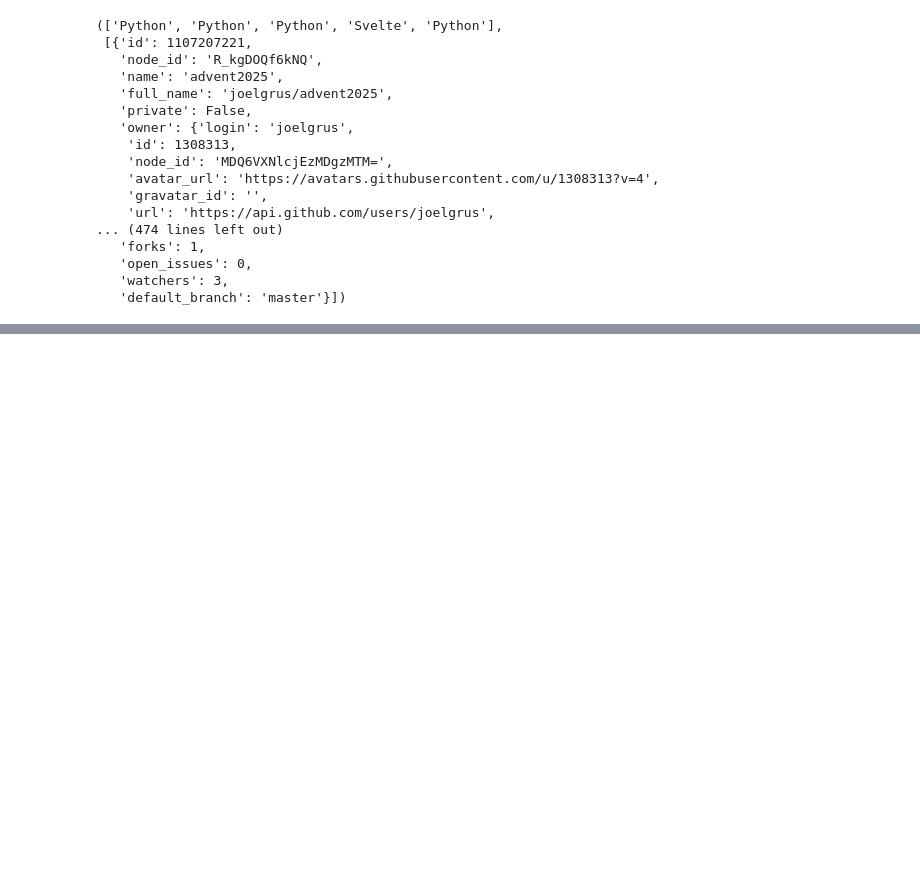
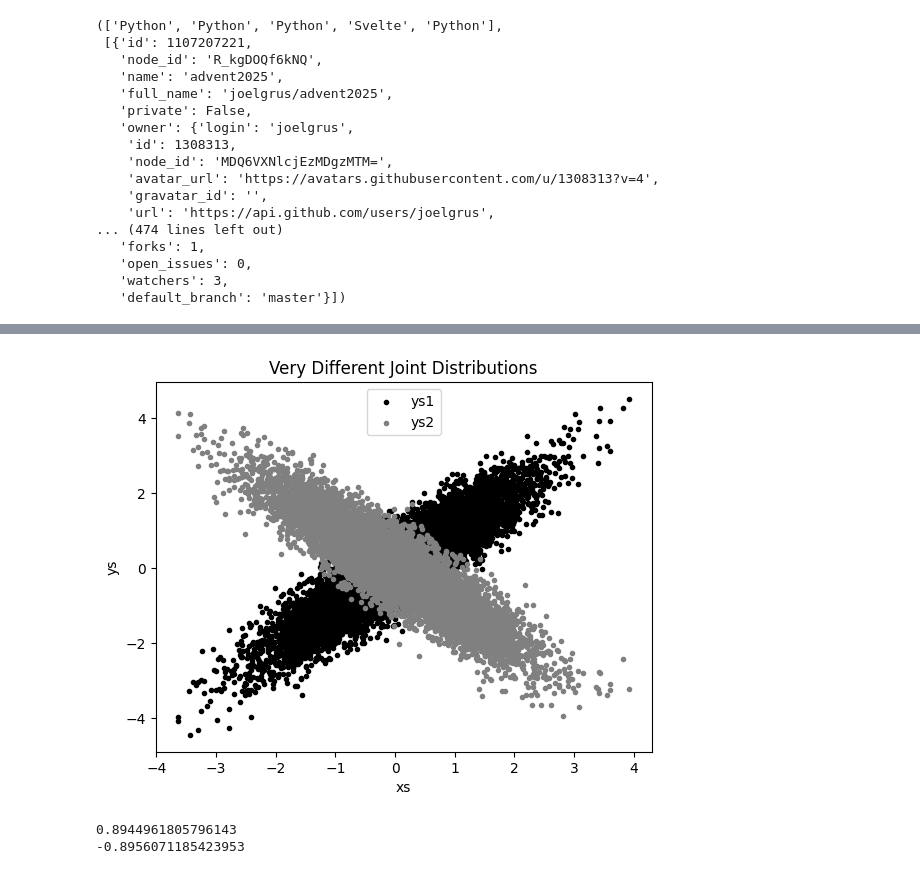
Before and after one commit to loandev-py/ciencia_de_datos_desde_cero, a Jupyter notebook: ciencia_de_datos_desde_cero.ipynb, the cells around one changed output, grey strips where cells are left out. Drawn from its saved outputs; the diff is of its cells as text; code cells hidden in the pictures; blank space fills up the shorter version.

```diff
--- a/ciencia_de_datos_desde_cero.ipynb
+++ b/ciencia_de_datos_desde_cero.ipynb
@@ -2831,0 +2842,24 @@ TwythonError: Twitter API returned a 400 (Bad Request), b'{"errors":[{"code":215
+# %%
+def random_normal() -> float:
+    """return a random draw from a standard normal distribution"""
+    return inverse_normal_cdf(random.random())
+
+xs = [random_normal() for _ in range(10000)]
+ys1 = [x + random_normal() / 2 for x in xs]
+ys2 = [-x + random_normal() / 2 for x in xs]
+# %%
+plt.scatter(xs, ys1, marker='.', color='black', label='ys1')
+plt.scatter(xs, ys2, marker='.', color='gray', label='ys2')
+plt.xlabel('xs')
+plt.ylabel('ys')
+plt.legend(loc=9)
+plt.title("Very Different Joint Distributions")
+plt.show()
+# %% [output]
+[figure, added]
+# %%
+print(correlation(xs, ys1))
+print(correlation(xs, ys2))
+# %% [output]
+0.8944961805796143
+-0.8956071185423953
```
Also changed, not shown: parts of 12 cells of this notebook.
